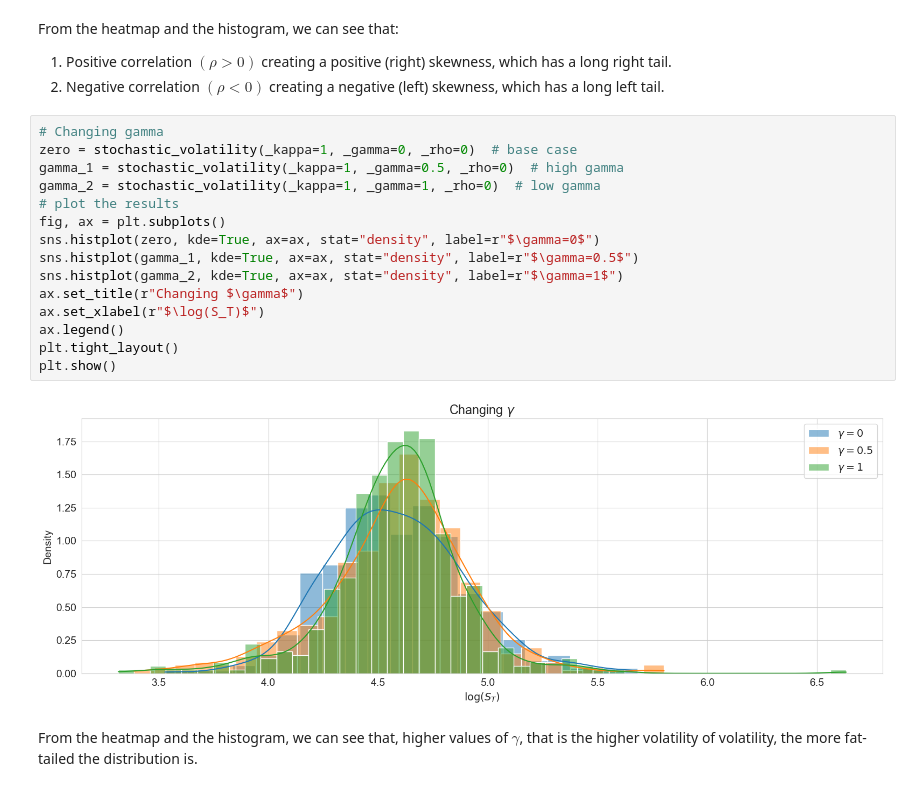
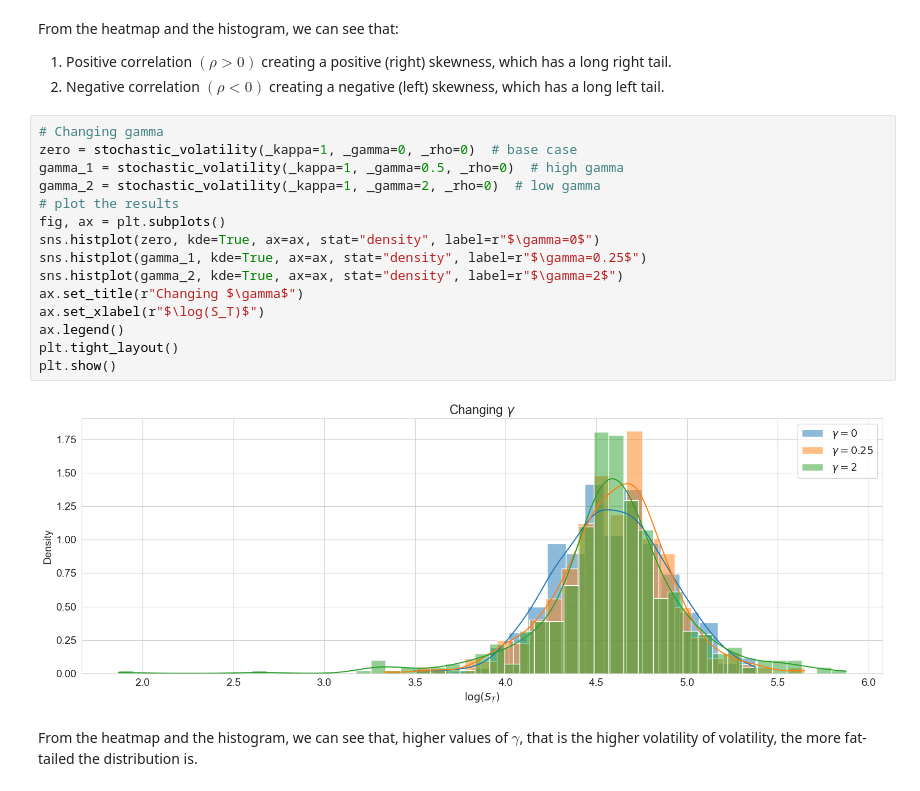
Before and after one commit to zhenqihu/DerPricing, a Jupyter notebook: EF4820/hw3_Q4.x.ipynb, the cells around one changed output. Drawn from its saved outputs; the diff is of its cells as text.

```diff
--- a/EF4820/hw3_Q4.x.ipynb
+++ b/EF4820/hw3_Q4.x.ipynb
@@ -358,20 +366,20 @@ From the heatmap and the histogram, we can see that:
 # %%
 # Changing gamma
 zero = stochastic_volatility(_kappa=1, _gamma=0, _rho=0)  # base case
 gamma_1 = stochastic_volatility(_kappa=1, _gamma=0.5, _rho=0)  # high gamma
-gamma_2 = stochastic_volatility(_kappa=1, _gamma=1, _rho=0)  # low gamma
+gamma_2 = stochastic_volatility(_kappa=1, _gamma=2, _rho=0)  # low gamma
 # plot the results
 fig, ax = plt.subplots()
 sns.histplot(zero, kde=True, ax=ax, stat="density", label=r"$\gamma=0$")
-sns.histplot(gamma_1, kde=True, ax=ax, stat="density", label=r"$\gamma=0.5$")
-sns.histplot(gamma_2, kde=True, ax=ax, stat="density", label=r"$\gamma=1$")
+sns.histplot(gamma_1, kde=True, ax=ax, stat="density", label=r"$\gamma=0.25$")
+sns.histplot(gamma_2, kde=True, ax=ax, stat="density", label=r"$\gamma=2$")
 ax.set_title(r"Changing $\gamma$")
 ax.set_xlabel(r"$\log(S_T)$")
 ax.legend()
 plt.tight_layout()
 plt.show()
 # %% [output]
-[figure, old version]
+[figure, new version]
 # %% [markdown]
 From the heatmap and the histogram, we can see that, higher values of $\gamma$, that is the higher volatility of volatility, the more fat-tailed the distribution is.
 # %%
```
Also changed, not shown: parts of 9 cells of this notebook, 1 other file.
